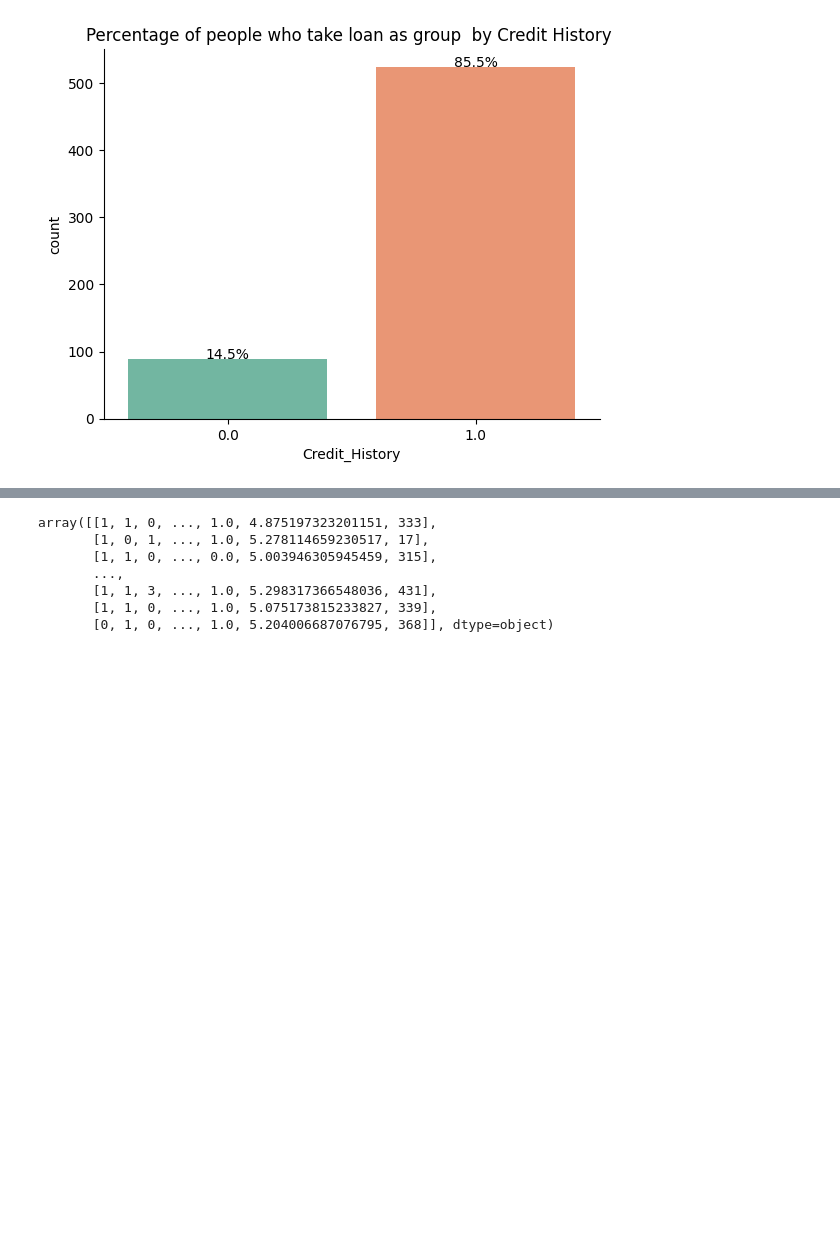
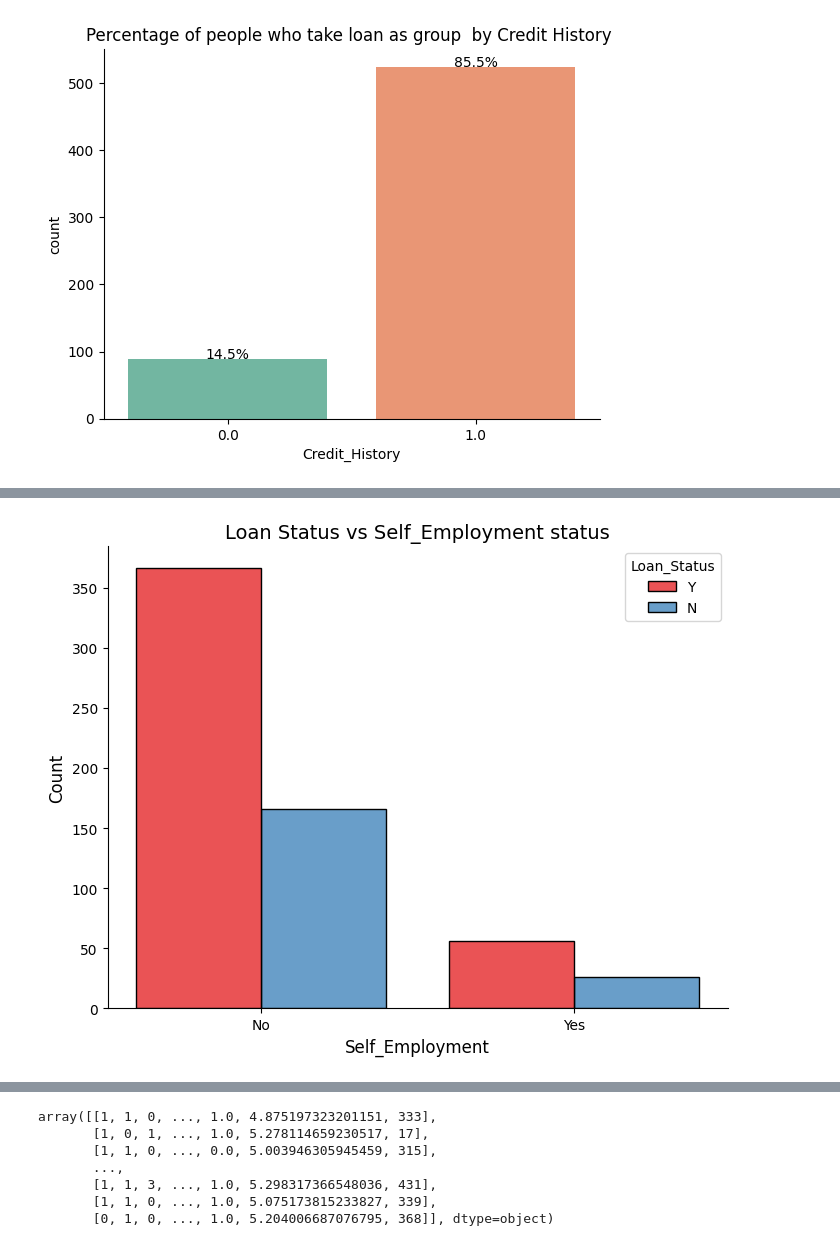
Before and after one commit to triciaannan/Machine-Learning, a Jupyter notebook: Loan Approval Prediction.ipynb, the cells around one changed output, grey strips where cells are left out. Cells and saved outputs as stored; diff of their text form; code cells hidden in the pictures; blank space fills up the shorter version.

```diff
--- a/Loan Approval Prediction.ipynb
+++ b/Loan Approval Prediction.ipynb
@@ -294,0 +328,12 @@ Name: Credit_History, dtype: float64
+# %%
+plt.figure(figsize=(8, 6))
+sns.histplot(data=loan_df, x='Self_Employed', hue='Loan_Status', multiple='dodge', shrink=0.8, palette='Set1')
+
+
+plt.title('Loan Status vs Self_Employment status', fontsize=14)
+plt.xlabel('Self_Employment', fontsize=12)
+plt.ylabel('Count', fontsize=12)
+sns.despine()
+plt.show()
+# %% [output]
+[figure, added]
```
Also changed, not shown: parts of 12 cells of this notebook.
